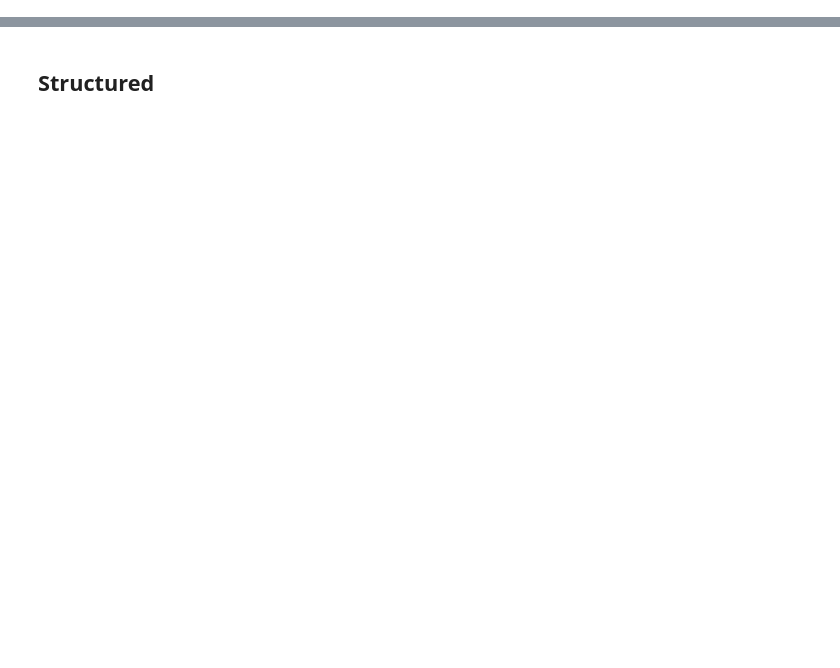
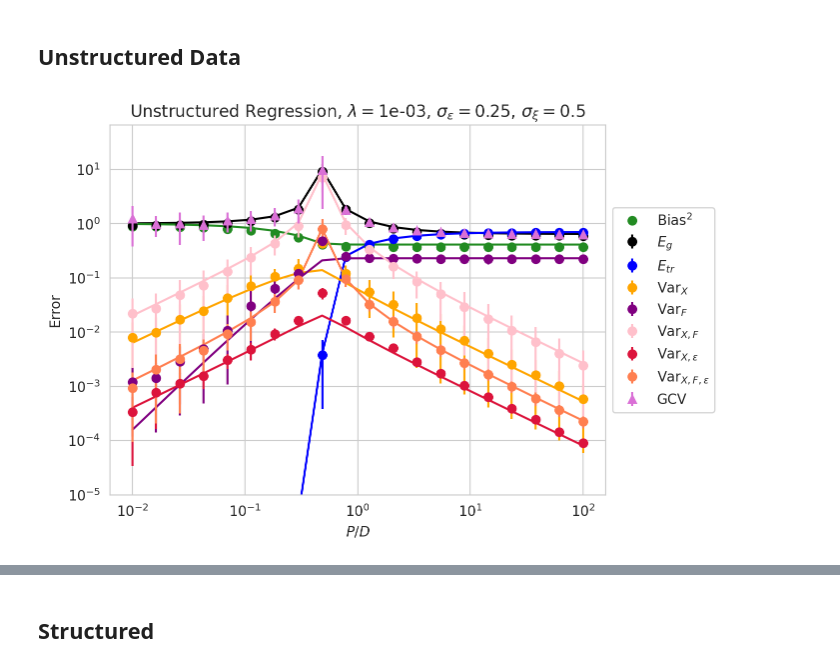
Before and after one commit to Pehlevan-Group/S_transform, a Jupyter notebook: nonlinear_random_features.ipynb, the cells around one changed output, grey strips where cells are left out. Drawn from its saved outputs; the diff is of its cells as text; code cells hidden in the pictures; blank space fills up the shorter version.

```diff
--- a/nonlinear_random_features.ipynb
+++ b/nonlinear_random_features.ipynb
@@ -280,6 +285,8 @@ def solve_theory(Ns, qs, lambs, sigma_epsilons, sigma_xis, X_spec, F_spec, teach
         'Etr': Etr
     }
     return data
+# %% [markdown]
+## Unstructured Data
 # %%
 qs = np.logspace(-2, 2, 20)
 P_te = 200
@@ -312,3 +319,30 @@ thry = solve_theory([D, N], qs2, lamb, sigma_epsilon, sigma_xi, etasX, [etasF],
+# %%
+keys = ['Eg', 'Etr', 'Bias', 'VarX', 'VarF', 'VarXF', 'VarXe', 'VarXFe']
+colors = ['k', 'b', 'forestgreen', 'orange', 'purple', 'pink', 'crimson', 'coral']
+labels = ["$E_g$", "$E_{tr}$", "Bias$^2$", "Var$_X$", "Var$_F$", "Var$_{{X, F}}$", "Var$_{{X, \\epsilon}}$", "Var$_{{X, F, \\epsilon}}$"]
+for i in range(len(keys)):
+    key, color, label = keys[i], colors[i], labels[i]
+    if key+'_std' in expt:
+        plt.errorbar(1/qs, expt[key], np.minimum(expt[key+'_std'], expt[key]*0.9),  c=color, marker='o', linestyle='', label=label)
+    else:
+        plt.plot(1/qs, expt[key], c=color, marker='o', linestyle='', label=label)
+    plt.plot(1/qs2, thry[key], c=color)
+
+E_GCV = (expt['kappa_GCV']/lamb)**2 * expt['Etr'] - sigma_epsilon**2
+E_GCV_std = (expt['kappa_GCV']/lamb)**2 * expt['Etr_std']
+E_GCV_std = np.where(E_GCV_std > E_GCV, E_GCV_std/2, E_GCV_std)
+plt.errorbar(1/qs, E_GCV,  E_GCV_std/1.2, c='orchid', marker='^', linestyle='', label='GCV', zorder=3)
+
+plt.xlabel(r'$P/D$')
+plt.ylabel('Error')
+plt.xscale('log')
+plt.yscale('log')
+plt.ylim(bottom=1e-5, top=None)
+plt.title(f"Unstructured Regression, $\\lambda=${lamb:.0e}, $\\sigma_\\epsilon=${sigma_epsilon}, $\\sigma_\\xi=${sigma_xi}")
+plt.legend(loc='center left', bbox_to_anchor=(1, 0.5))
+plt.savefig('figures/unstructured_NLRF.pdf', bbox_inches='tight')
+# %% [output]
+[figure, added]
 # %%
 sns.set_palette('rainbow', n_colors=7)
 plt.figure(figsize=(6, 5))
```
Also changed, not shown: parts of 25 cells of this notebook, 4 other files.
